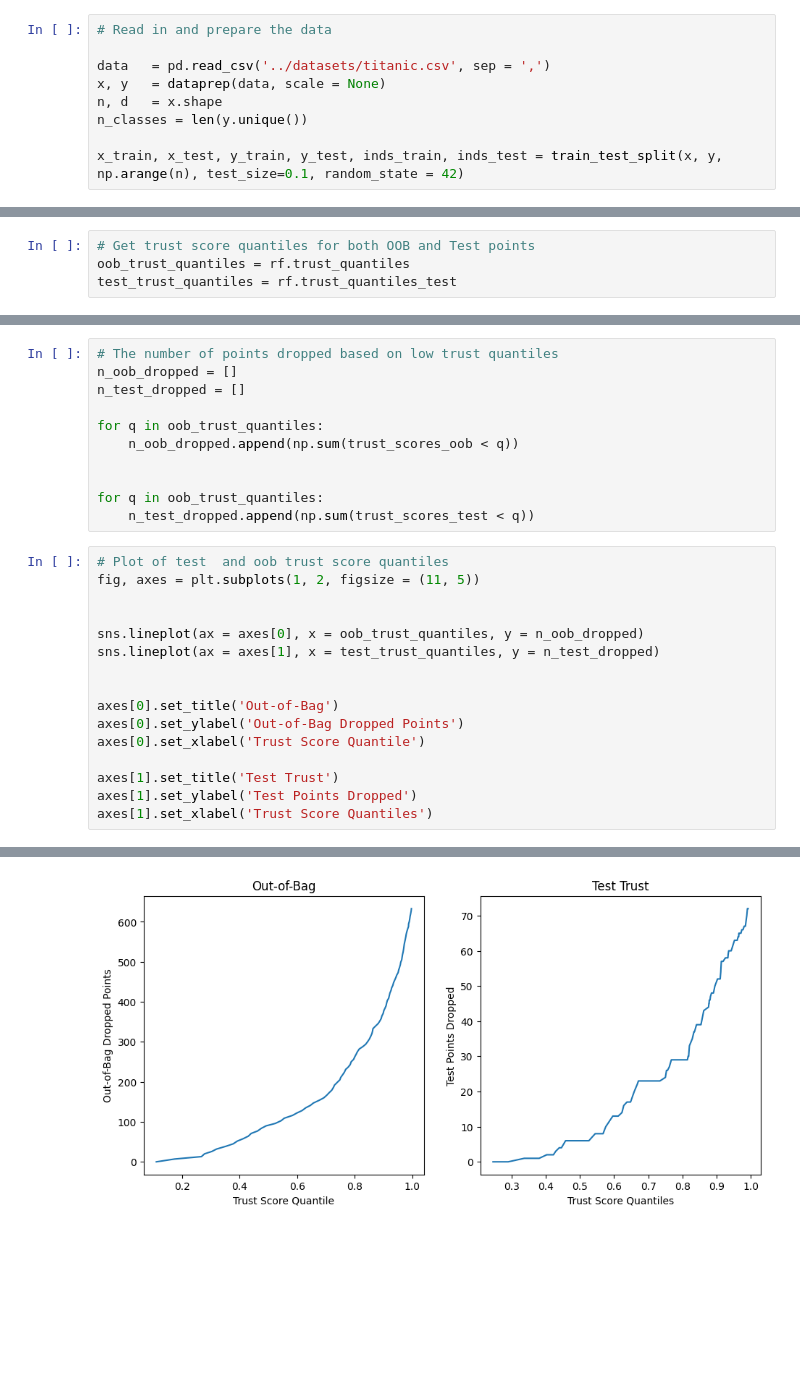
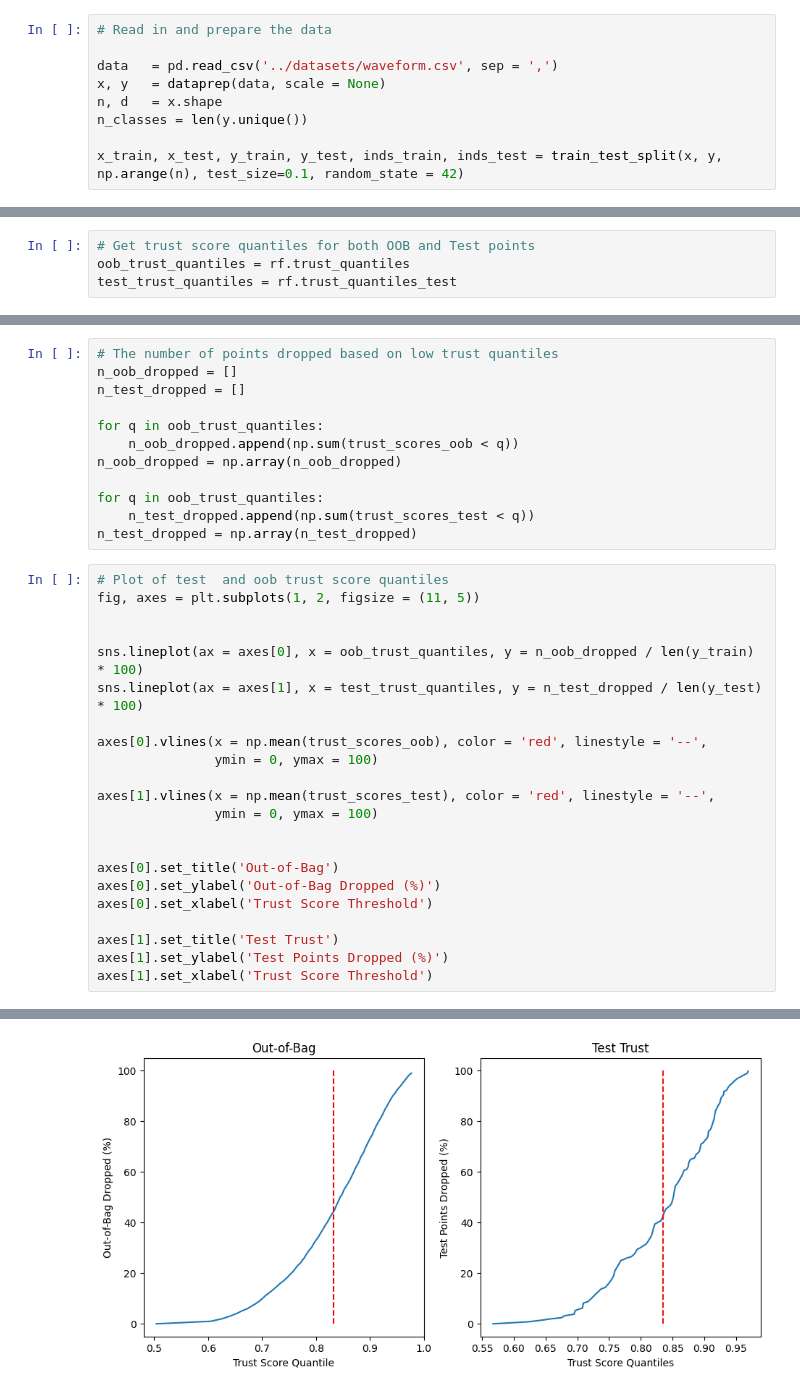
Before and after one commit to jakerhodes/RF-GAP-Python, a Jupyter notebook: trust_score_plots.ipynb, the cells around one changed output, grey strips where cells are left out. Cells and saved outputs as stored; diff of their text form; blank space fills up the shorter version.

Commit message:
add several plots

```diff
--- a/trust_score_plots.ipynb
+++ b/trust_score_plots.ipynb
@@ -13,7 +13,7 @@ from sklearn.preprocessing import MinMaxScaler
 # %%
 # Read in and prepare the data
 
-data   = pd.read_csv('../datasets/titanic.csv', sep = ',')
+data   = pd.read_csv('../datasets/waveform.csv', sep = ',')
 x, y   = dataprep(data, scale = None)
 n, d   = x.shape
 n_classes = len(y.unique())
@@ -140,26 +123,33 @@ n_test_dropped = []
 
 for q in oob_trust_quantiles:
     n_oob_dropped.append(np.sum(trust_scores_oob < q))
-
+n_oob_dropped = np.array(n_oob_dropped)
 
 for q in oob_trust_quantiles:
     n_test_dropped.append(np.sum(trust_scores_test < q))
+n_test_dropped = np.array(n_test_dropped)
 # %%
 # Plot of test  and oob trust score quantiles
 fig, axes = plt.subplots(1, 2, figsize = (11, 5))
 
 
-sns.lineplot(ax = axes[0], x = oob_trust_quantiles, y = n_oob_dropped)
-sns.lineplot(ax = axes[1], x = test_trust_quantiles, y = n_test_dropped)
+sns.lineplot(ax = axes[0], x = oob_trust_quantiles, y = n_oob_dropped / len(y_train) * 100)
+sns.lineplot(ax = axes[1], x = test_trust_quantiles, y = n_test_dropped / len(y_test) * 100)
+
+axes[0].vlines(x = np.mean(trust_scores_oob), color = 'red', linestyle = '--',
+               ymin = 0, ymax = 100)
+
+axes[1].vlines(x = np.mean(trust_scores_test), color = 'red', linestyle = '--',
+               ymin = 0, ymax = 100)
 
 
 axes[0].set_title('Out-of-Bag')
-axes[0].set_ylabel('Out-of-Bag Dropped Points')
-axes[0].set_xlabel('Trust Score Quantile')
+axes[0].set_ylabel('Out-of-Bag Dropped (%)')
+axes[0].set_xlabel('Trust Score Threshold')
 
 axes[1].set_title('Test Trust')
-axes[1].set_ylabel('Test Points Dropped')
-axes[1].set_xlabel('Trust Score Quantiles')
+axes[1].set_ylabel('Test Points Dropped (%)')
+axes[1].set_xlabel('Trust Score Threshold')
 # %% [output]
 Text(0.5, 0, 'Trust Score Quantiles')
-[figure, old version]
+[figure, new version]
```
Also changed, not shown: parts of 9 cells of this notebook.
